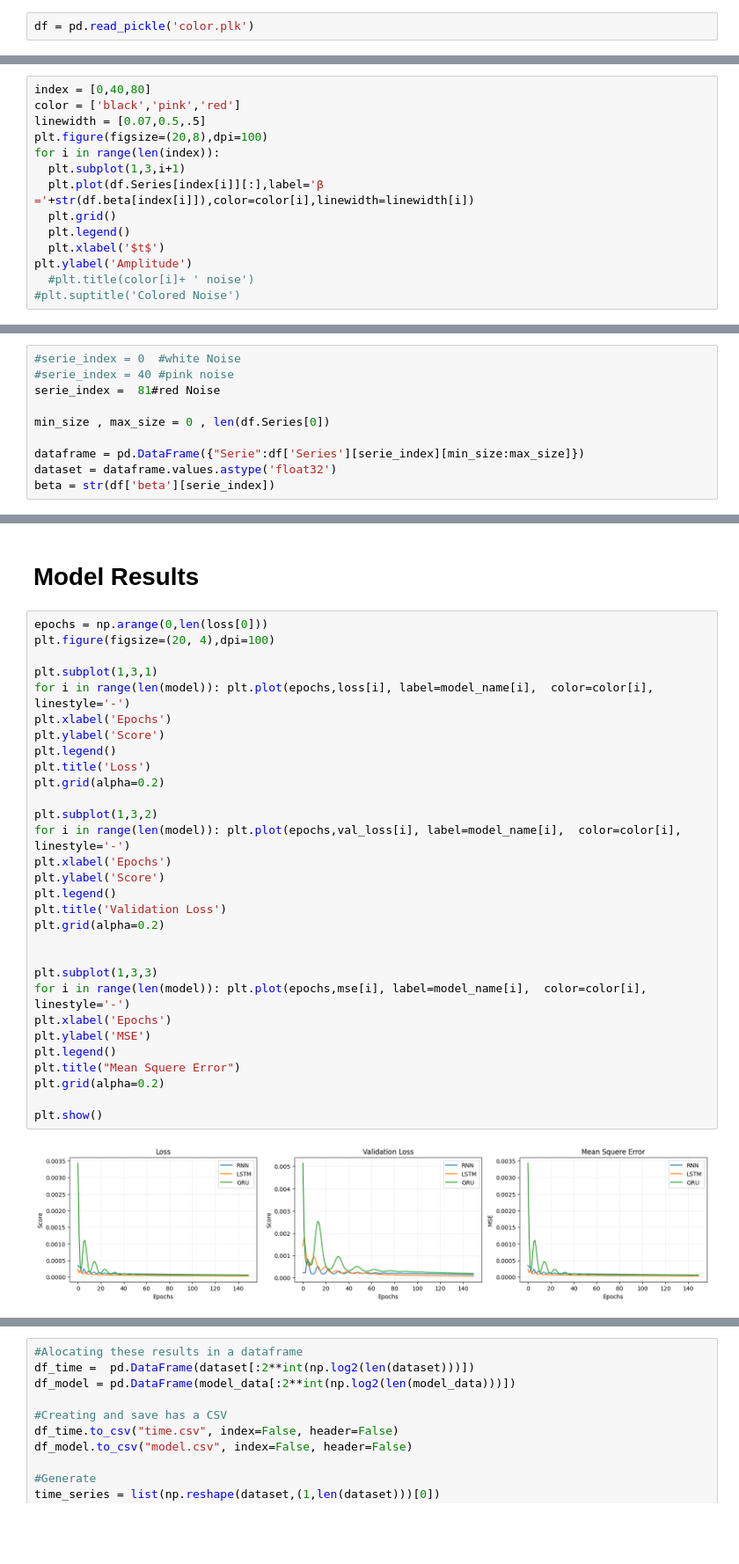
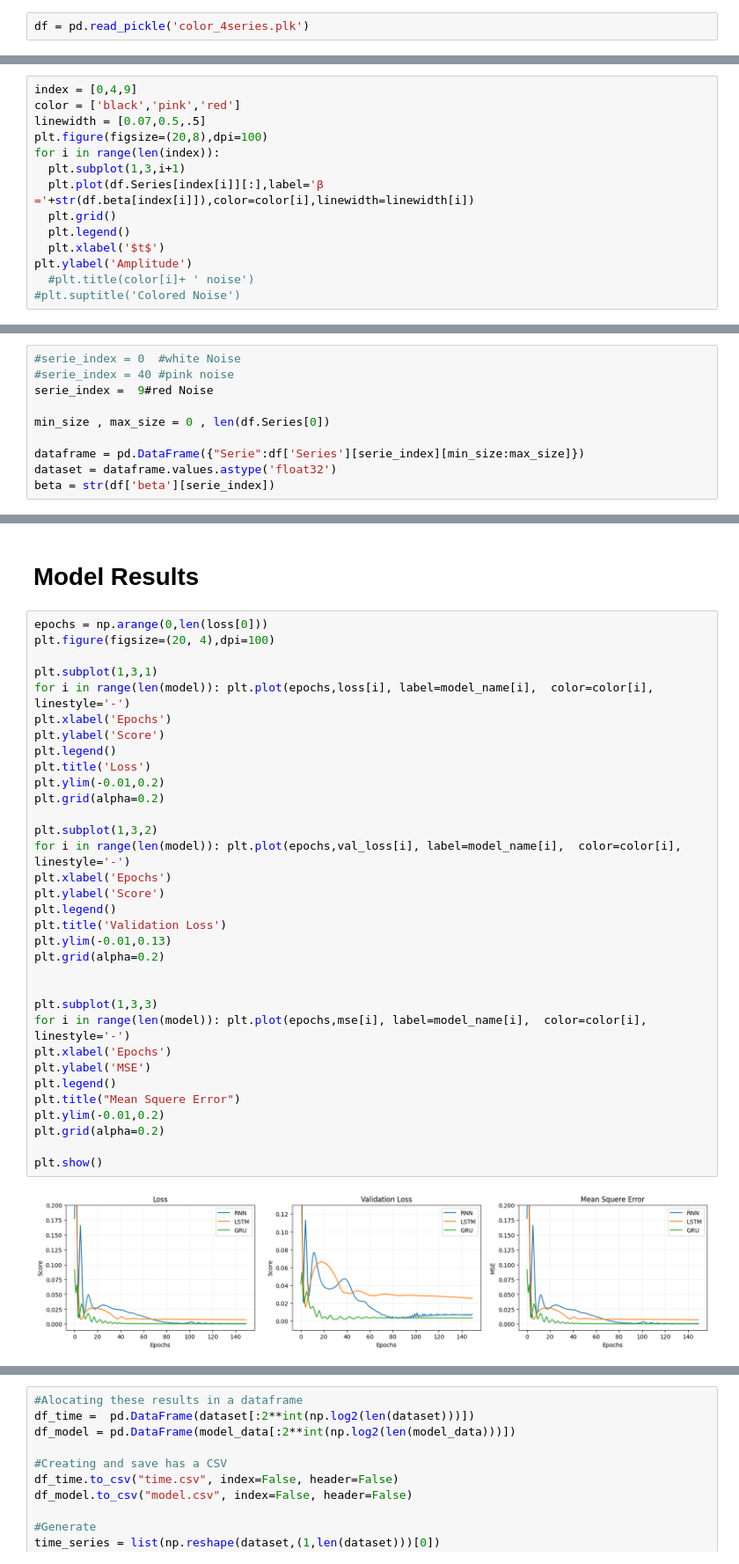
Before and after one commit to barauna-lo/Colored_Noise, a Jupyter notebook: RNN_For_1D_Colored_Noise.ipynb, the cells around one changed output, grey strips where cells are left out. Shown at 88% size. Saved outputs shown, nothing was run; the diff lists cells and outputs as text; blank space fills up the shorter version.

```diff
--- a/RNN_For_1D_Colored_Noise.ipynb
+++ b/RNN_For_1D_Colored_Noise.ipynb
@@ -51,2 +52,2 @@ replace /content/color.plk? [y]es, [n]o, [A]ll, [N]one, [r]ename: n
 # %%
-df = pd.read_pickle('color.plk')
+df = pd.read_pickle('color_4series.plk')
@@ -85,5 +86,5 @@ for j in range(len(columns)):
 # %%
-index = [0,40,80]
+index = [0,4,9]
 color = ['black','pink','red']
 linewidth = [0.07,0.5,.5]
 plt.figure(figsize=(20,8),dpi=100)
@@ -108,7 +109,7 @@ len(df.Series[0])
 # %%
 #serie_index = 0  #white Noise
 #serie_index = 40 #pink noise
-serie_index =  81#red Noise
+serie_index =  9#red Noise
 
 min_size , max_size = 0 , len(df.Series[0])
 
@@ -203,31 +200,34 @@ for i in range(len(model)):
 epochs = np.arange(0,len(loss[0]))
 plt.figure(figsize=(20, 4),dpi=100)
 
 plt.subplot(1,3,1)
 for i in range(len(model)): plt.plot(epochs,loss[i], label=model_name[i],  color=color[i], linestyle='-')
 plt.xlabel('Epochs')
 plt.ylabel('Score')
 plt.legend()
 plt.title('Loss')
+plt.ylim(-0.01,0.2)
 plt.grid(alpha=0.2)
 
 plt.subplot(1,3,2)
 for i in range(len(model)): plt.plot(epochs,val_loss[i], label=model_name[i],  color=color[i], linestyle='-')
 plt.xlabel('Epochs')
 plt.ylabel('Score')
 plt.legend()
 plt.title('Validation Loss')
+plt.ylim(-0.01,0.13)
 plt.grid(alpha=0.2)
 
 
 plt.subplot(1,3,3)
 for i in range(len(model)): plt.plot(epochs,mse[i], label=model_name[i],  color=color[i], linestyle='-')
 plt.xlabel('Epochs')
 plt.ylabel('MSE')
 plt.legend()
 plt.title("Mean Squere Error")
+plt.ylim(-0.01,0.2)
 plt.grid(alpha=0.2)
 
 plt.show()
 # %% [output]
-[figure, old version]
+[figure, new version]
```
Also changed, not shown: parts of 11 cells of this notebook.
